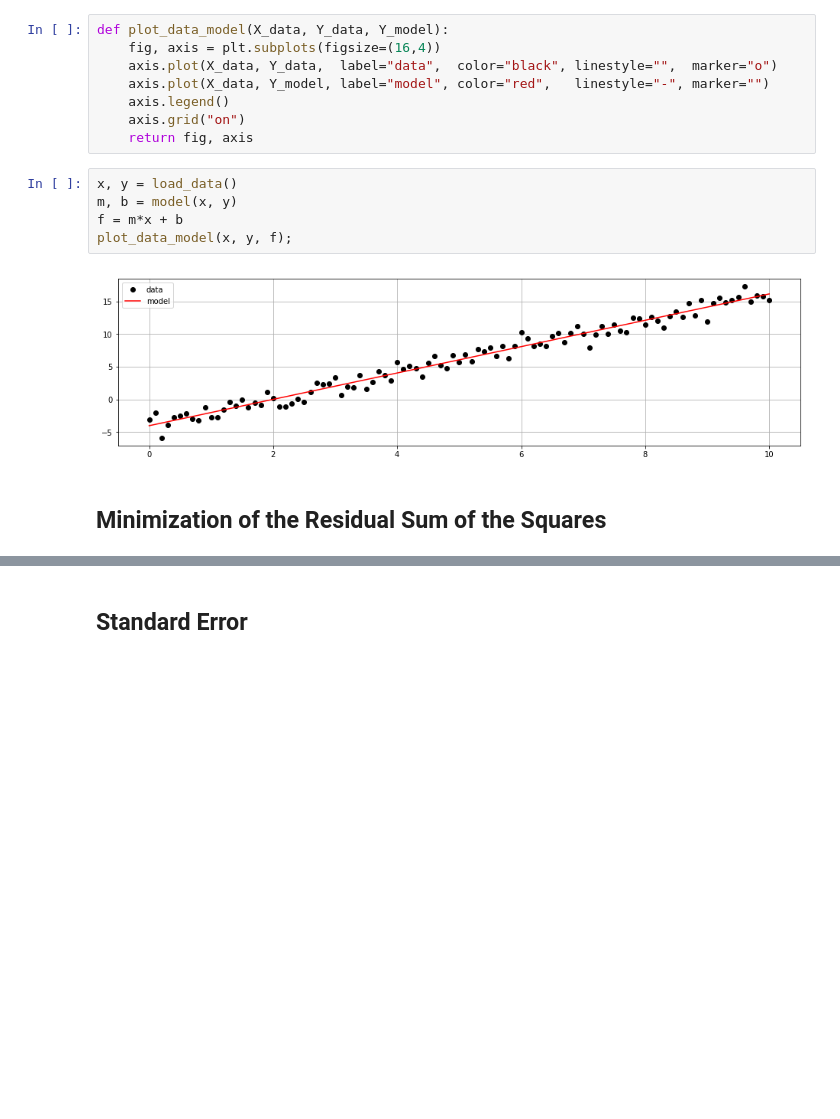
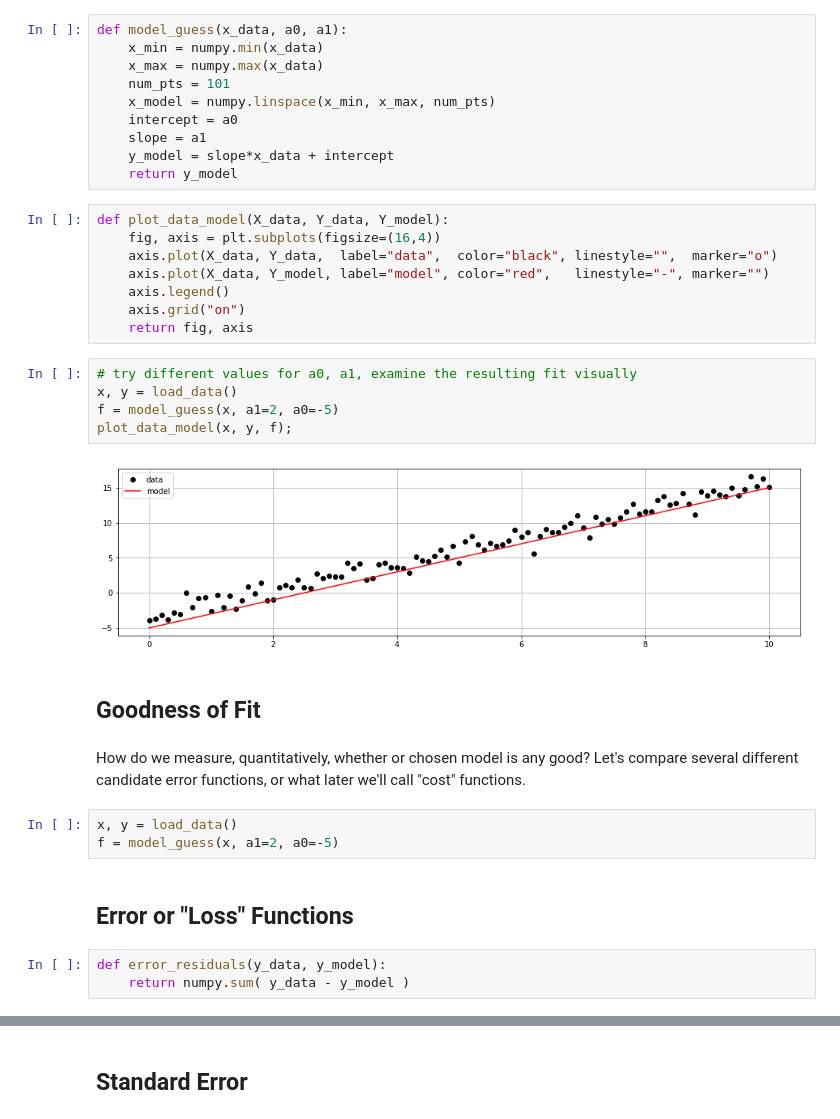
Before and after one commit to vestuto/learning, a Jupyter notebook: linear_regression.ipynb, the cells around one changed output, grey strips where cells are left out. Cells and saved outputs as stored; diff of their text form; blank space fills up the shorter version.

Commit message:
[regression] tidy up outline, goodness of fit, add manual minimization demo

```diff
--- a/linear_regression.ipynb
+++ b/linear_regression.ipynb
@@ -263,3 +261,13 @@ def model(x,y):
+# %%
+def model_guess(x_data, a0, a1):
+    x_min = numpy.min(x_data)
+    x_max = numpy.max(x_data)
+    num_pts = 101
+    x_model = numpy.linspace(x_min, x_max, num_pts)
+    intercept = a0
+    slope = a1
+    y_model = slope*x_data + intercept
+    return y_model
 # %%
 def plot_data_model(X_data, Y_data, Y_model):
     fig, axis = plt.subplots(figsize=(16,4))
@@ -268,12 +276,22 @@ def plot_data_model(X_data, Y_data, Y_model):
     axis.legend()
     axis.grid("on")
     return fig, axis
-# %%
-x, y = load_data()
-m, b = model(x, y)
-f = m*x + b
-plot_data_model(x, y, f);
-# %% [output]
-[figure, removed]
-# %% [markdown]
-## Minimization of the Residual Sum of the Squares
+# %%
+# try different values for a0, a1, examine the resulting fit visually
+x, y = load_data()
+f = model_guess(x, a1=2, a0=-5)
+plot_data_model(x, y, f);
+# %% [output]
+[figure, added]
+# %% [markdown]
+## Goodness of Fit
+# %% [markdown]
+How do we measure, quantitatively, whether or chosen model is any good? Let's compare several different candidate error functions, or what later we'll call "cost" functions.
+# %%
+x, y = load_data()
+f = model_guess(x, a1=2, a0=-5)
+# %% [markdown]
+## Error or "Loss" Functions
+# %%
+def error_residuals(y_data, y_model):
+    return numpy.sum( y_data - y_model )
```
Also changed, not shown: parts of 92 cells of this notebook.
